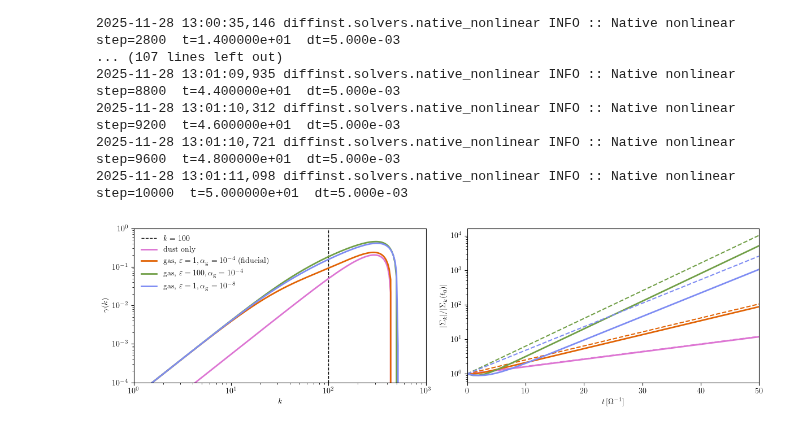
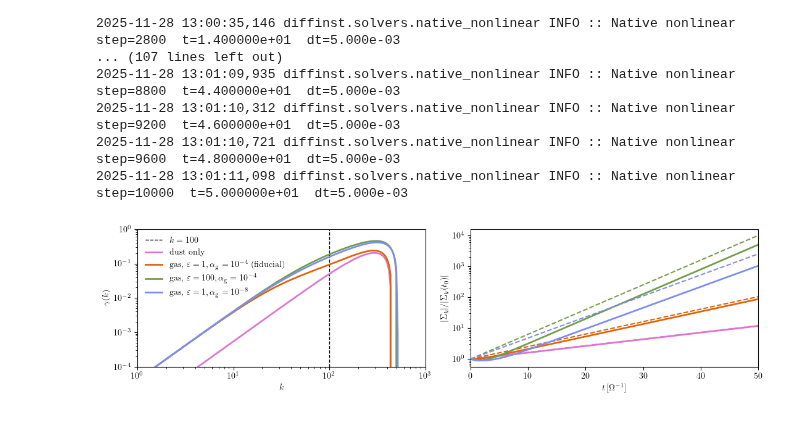
Before and after one commit to KonstantinGerbig/diff-inst, a Jupyter notebook: notebooks/paper_linear.ipynb, the cells around one changed output. Saved outputs shown, nothing was run; the diff lists cells and outputs as text; code cells hidden in the pictures.

```diff
--- a/notebooks/paper_linear.ipynb
+++ b/notebooks/paper_linear.ipynb
@@ -52,6 +52,8 @@ EXP_OVER = ROOT / "experiments" / "diffover.yaml"
 DEFAULTS     = ROOT / "defaults.yaml"
 RUNS         = ROOT / "runs"; RUNS.mkdir(exist_ok=True)
 
+FIGURE_PATH = ROOT / "figures"; FIGURE_PATH.mkdir(exist_ok=True)
+
 print("project root:", ROOT)
 # %% [output]
 diffinst already installed from this repo.
@@ -469,27 +473,28 @@ Running: /opt/anaconda3/envs/dedalus3/bin/python -m scripts.run_nonlinear --conf
 # %%
 # %% make diffusion-slope comparison figure (EVP vs nonlinear IVP)
 
 from diffinst.vis.linear import plot_diffusion_slope_family
 
 configs_diff = {
     "dust":     EXP_DIFF_DUST,
     "fid":      EXP_DIFF_BASE,
     "high_eps": EXP_DIFF_HIGHEPS,
     "low_nu_g": EXP_DIFF_LOWNU_G,
 }
 
 fig, axes = plot_diffusion_slope_family(
     configs=configs_diff,
     runs_nl=RUN_DIFF_NL,
     k_phys=K_PHYS_DIFF,
     kmin=1,
     kmax=1e3,
     nk=200,
     labels=DIFF_LABELS,
-    figsize=(12, 3.5),
+    figsize=(11, 3),
 )
 
 plt.tight_layout()
 plt.show()
+fig.savefig(FIGURE_PATH / "linearevolution_dustvgas.pdf", bbox_inches="tight")
 # %% [output]
-[figure, old version]
+[figure, new version]
```
Also changed, not shown: parts of 1 cell of this notebook, 8 other files.
